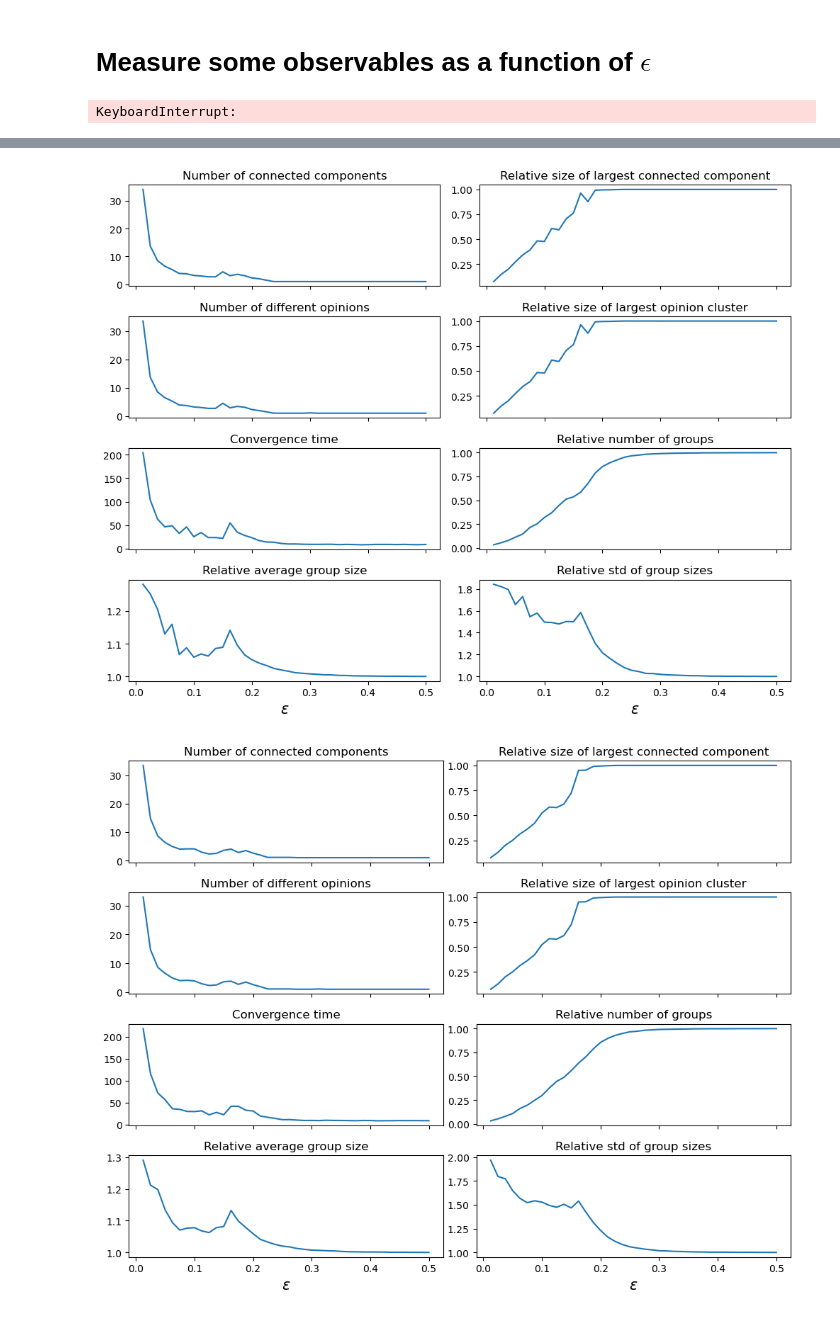
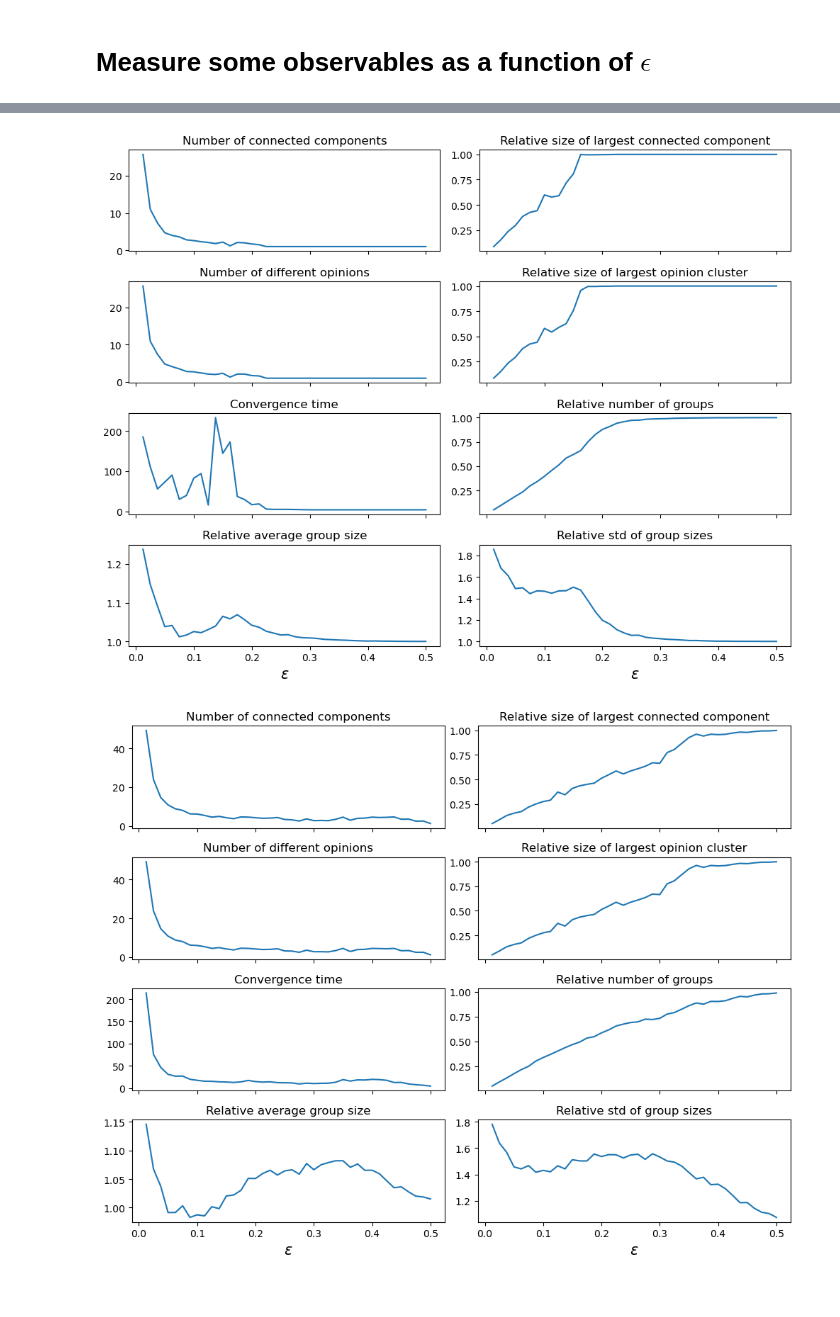
Before and after one commit to cosimoagostinelli/H-or_adaptive_Deffuant, a Jupyter notebook: 1_main_results.ipynb, the cells around one changed output, grey strips where cells are left out. Saved outputs shown, nothing was run; the diff lists cells and outputs as text; code cells hidden in the pictures.

```diff
--- a/1_main_results.ipynb
+++ b/1_main_results.ipynb
@@ -32,6 +41,11 @@ H.cleanup(isolates=True, singletons=True, connected=False)
 # Pairwise projections
 #G = xgi.to_graph(H)
 #H = xgi.Hypergraph(list(G.edges))
+#tag = f'Proj_{tag}'
+
+# ER reshuffled hypergraph
+H = edge_shuffled_hypergraph(H, seed=0)
+tag = f'Shuf_{tag}'
 
 N = len(H.nodes)
 print(H, '\nHyperedge sizes:', xgi.unique_edge_sizes(H), '\nConnected:',  xgi.is_connected(H))
@@ -56,8 +70,8 @@ iterations = 10 # numbers of iteration for each epsilon
 # cycle over different parameters of the model
 for pr0 in ['std', 'max_min']:
     for pr1 in [1.0, 0.5]:
-        for pr2 in [True, False]:
-            for pr3 in ['random', 'degree', 'extreme']:
+        for pr2 in [True]:#, False]:
+            for pr3 in ['random']:#, 'degree', 'extreme']:
 
                 # All below quantities are computed at the steady state, as a function of epsilon
                 ncc, scc = [], []      # number of connected components and size of the largest one
@@ -149,6 +163,5 @@ for pr0 in ['std', 'max_min']:
                 axs[3,1].set_xlabel(r'$\epsilon$', fontsize=15)
 
                 plt.tight_layout()
-                plt.savefig(f'../figures/{tag}_{pr0}_{pr1}_{pr2}_{pr3}.jpg')
+                plt.savefig(f'../figures/{tag}/{tag}_{pr0}_{pr1}_{pr2}_{pr3}.jpg')
 # %% [output]
-KeyboardInterrupt:
@@ -156,2 +169,2 @@ KeyboardInterrupt:
-[figure, old version]
+[figure, new version]
-[figure, old version]
+[figure, new version]
```
Also changed, not shown: parts of 4 cells of this notebook, 2 other files.
